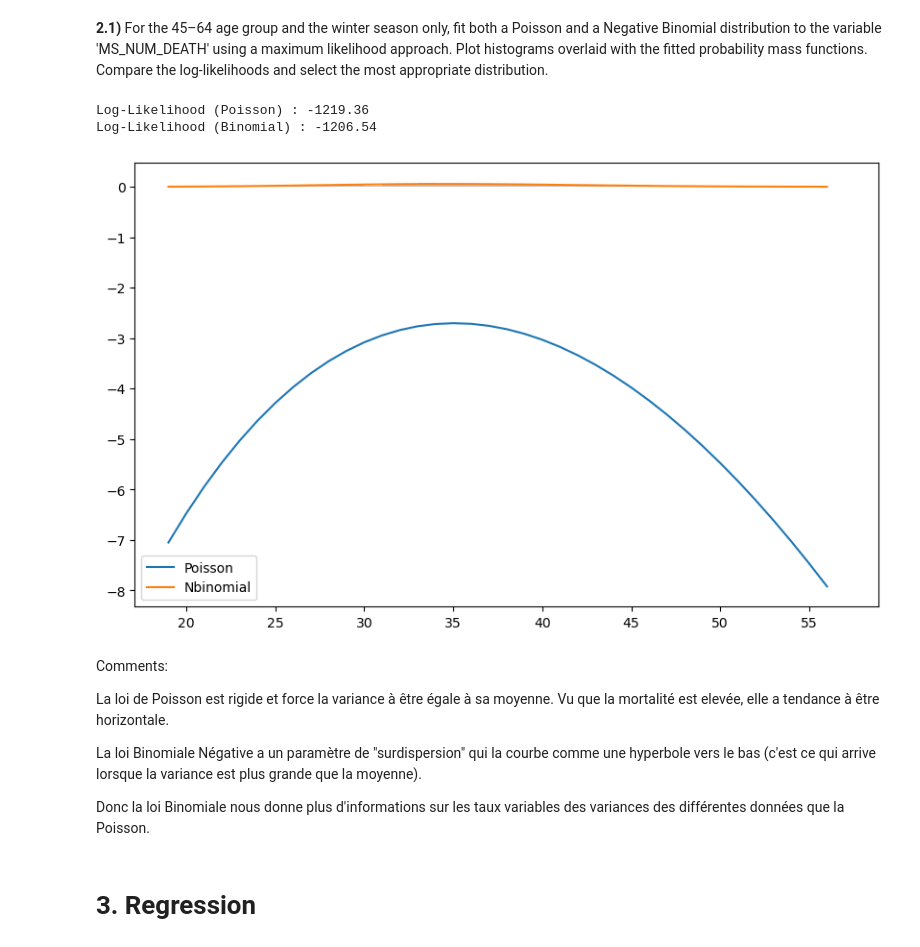
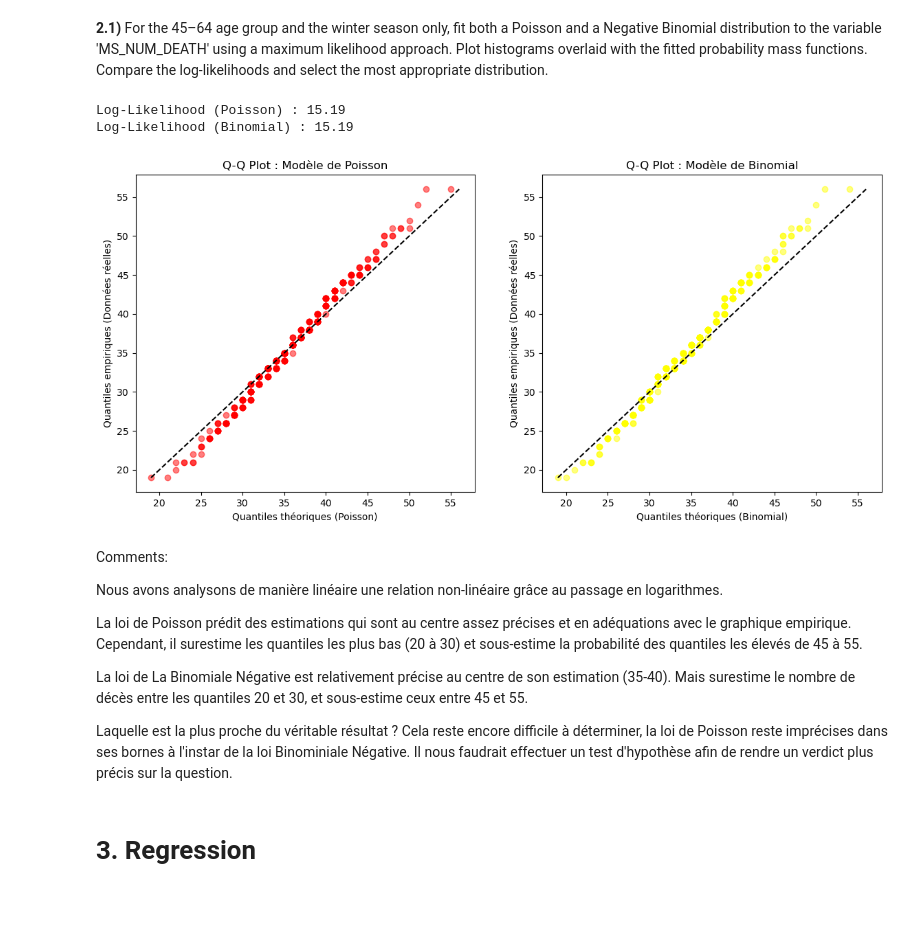
Before and after one commit to pips-dev/Hackatons-Stats, a Jupyter notebook: Hackathon_26_27.ipynb, the cells around one changed output. Cells and saved outputs as stored; diff of their text form; code cells hidden in the pictures; blank space fills up the shorter version.

```diff
--- a/Hackathon_26_27.ipynb
+++ b/Hackathon_26_27.ipynb
@@ -116,55 +124,84 @@ Notre première observation porte sur les intervales du nombre de décès pour c
 # %% [markdown]
 **2.1)** For the 45–64 age group and the winter season only, fit both a Poisson and a Negative Binomial distribution to the variable 'MS_NUM_DEATH' using a maximum likelihood approach. Plot histograms overlaid with the fitted probability mass functions. Compare the log-likelihoods and select the most appropriate distribution.
 # %%
+# Utilisation de dropna() : https://pandas.pydata.org/docs/reference/api/pandas.DataFrame.dropna.html
+# Algorithme d'optimisation (minimize) : https://docs.scipy.org/doc/scipy/reference/generated/scipy.optimize.minimize.html
+# Utilisation de get_dummies : https://pandas.pydata.org/docs/reference/api/pandas.get_dummies.html
+# Utilisation de astype : https://pandas.pydata.org/docs/reference/api/pandas.DataFrame.astype.html
+# Calcul de la variance et de la moyenne : https://numpy.org/doc/stable/reference/generated/numpy.mean.html
+# Utilisation de log : https://numpy.org/doc/stable/reference/generated/numpy.log.html
+# Utilisation de arange : https://numpy.org/doc/stable/reference/generated/numpy.arange.html
+
+
 import numpy as np
 import matplotlib.pyplot as plt
 from scipy.stats import poisson, nbinom
 from scipy.optimize import minimize
 
 matched = (df_mortality['CD_AGEGROUP'] == '45-64') & (df_mortality['season'].astype(str).str.lower() == 'winter')
 filter = df_mortality[matched]
 data = (filter['MS_NUM_DEATH'].dropna().values)
 
 lambda_MLE = data.mean()
-l_poisson = poisson.logpmf(data, lambda_MLE).sum()
+l_poisson = poisson.pmf(data, lambda_MLE).sum()
 
 def nl_Nbinomial(params) :
     n,p = params
     if (n <= 0 or p <= 0 or p>=1):
         return np.inf
-    return -nbinom.logpmf(data, n, p).sum()
+    return -nbinom.pmf(data, n, p).sum()
 
 mean = data.mean()
 var = data.var()
 p_init = mean/var if var > mean else 0.5
 n_init = p_init*mean / (1-p_init) if var > mean else 10
 
 res = minimize(nl_Nbinomial, [n_init, p_init], method='Nelder-Mead')
 n_mle, p_mle = res.x
 l_binom = -res.fun
 
 print(f"Log-Likelihood (Poisson) : {l_poisson:.2f}")
 print(f"Log-Likelihood (Binomial) : {l_binom:.2f}")
 
-plt.figure(figsize=(10, 6))
-plt.hist(data, bins=range(int(data.min()), int(data.max())+2),density=True, alpha=0.5, color='gray')
-vals = np.arange(data.min(), data.max()+1)
-plt.plot(vals, poisson.logpmf(vals, lambda_MLE), label='Poisson')
-plt.plot(vals, nbinom.pmf(vals, n_mle, p_mle), label='Nbinomial')
-plt.legend()
+sorted_data = np.sort(data)
+n_obs = len(data)
+
+quantiles_Obs = (np.arange(1, n_obs+1) - 1/2) / n_obs
+Poisson_quantiles = poisson._ppf(quantiles_Obs, lambda_MLE)
+Binomial_quantiles = nbinom.ppf(quantiles_Obs, n_mle, p_mle)
+
+fig, axes = plt.subplots(1, 2, figsize=(14, 6))
+
+plot_min = np.min([Poisson_quantiles.min(), sorted_data.min(), Binomial_quantiles.min()])
+plot_max = np.max([Poisson_quantiles.max(), sorted_data.max(), Binomial_quantiles.max()])
+
+axes[0].scatter(Poisson_quantiles, sorted_data, alpha=0.5, color='red')
+axes[0].plot([plot_min, plot_max], [plot_min, plot_max], 'k--')
+axes[0].set_title('Q-Q Plot : Modèle de Poisson')
+axes[0].set_xlabel('Quantiles théoriques (Poisson)')
+axes[0].set_ylabel('Quantiles empiriques (Données réelles)')
+
+axes[1].scatter(Binomial_quantiles, sorted_data, alpha=0.5, color='yellow')
+axes[1].plot([plot_min, plot_max], [plot_min, plot_max], 'k--')
+axes[1].set_title('Q-Q Plot : Modèle de Binomial')
+axes[1].set_xlabel('Quantiles théoriques (Binomial)')
+axes[1].set_ylabel('Quantiles empiriques (Données réelles)')
+
 plt.show()
 # %% [output]
-Log-Likelihood (Poisson) : -1219.36
-Log-Likelihood (Binomial) : -1206.54
+Log-Likelihood (Poisson) : 15.19
+Log-Likelihood (Binomial) : 15.19
-[figure, old version]
+[figure, new version]
 # %% [markdown]
 Comments:
 
-La loi de Poisson est rigide et force la variance à être égale à sa moyenne. Vu que la mortalité est elevée, elle a tendance à être horizontale.
+Nous avons analysons de manière linéaire une relation non-linéaire grâce au passage en logarithmes.
 
-La loi Binomiale Négative a un paramètre de "surdispersion" qui la courbe comme une hyperbole vers le bas (c'est ce qui arrive lorsque la variance est plus grande que la moyenne).
+La loi de Poisson prédit des estimations qui sont au centre assez précises et en adéquations avec le graphique empirique. Cependant, il surestime les quantiles les plus bas (20 à 30) et sous-estime la probabilité des quantiles les élevés de 45 à 55.
 
-Donc la loi Binomiale nous donne plus d'informations sur les taux variables des variances des différentes données que la Poisson.
+La loi de La Binomiale Négative est relativement précise au centre de son estimation (35-40). Mais surestime le nombre de décès entre les quantiles 20 et 30, et sous-estime ceux entre 45 et 55.
+
+Laquelle est la plus proche du véritable résultat ? Cela reste encore difficile à déterminer, la loi de Poisson reste imprécises dans ses bornes à l'instar de la loi Binominiale Négative. Il nous faudrait effectuer un test d'hypothèse afin de rendre un verdict plus précis sur la question.
 # %% [markdown]
 # 3. Regression
 # %% [markdown]
```
Also changed, not shown: parts of 6 cells of this notebook.
